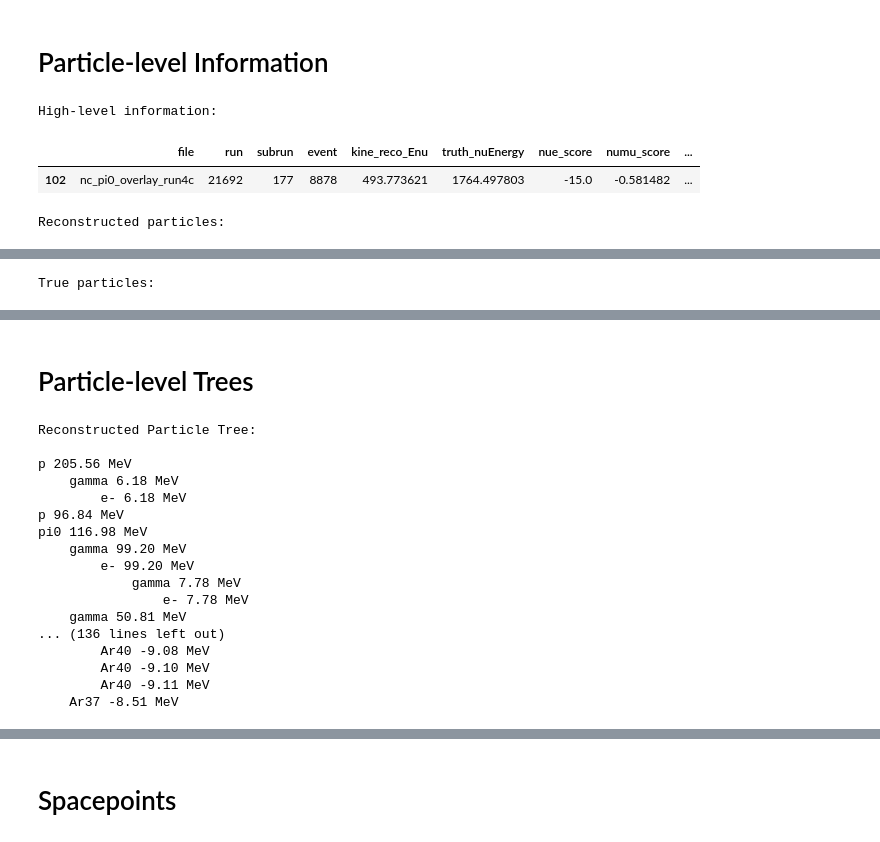
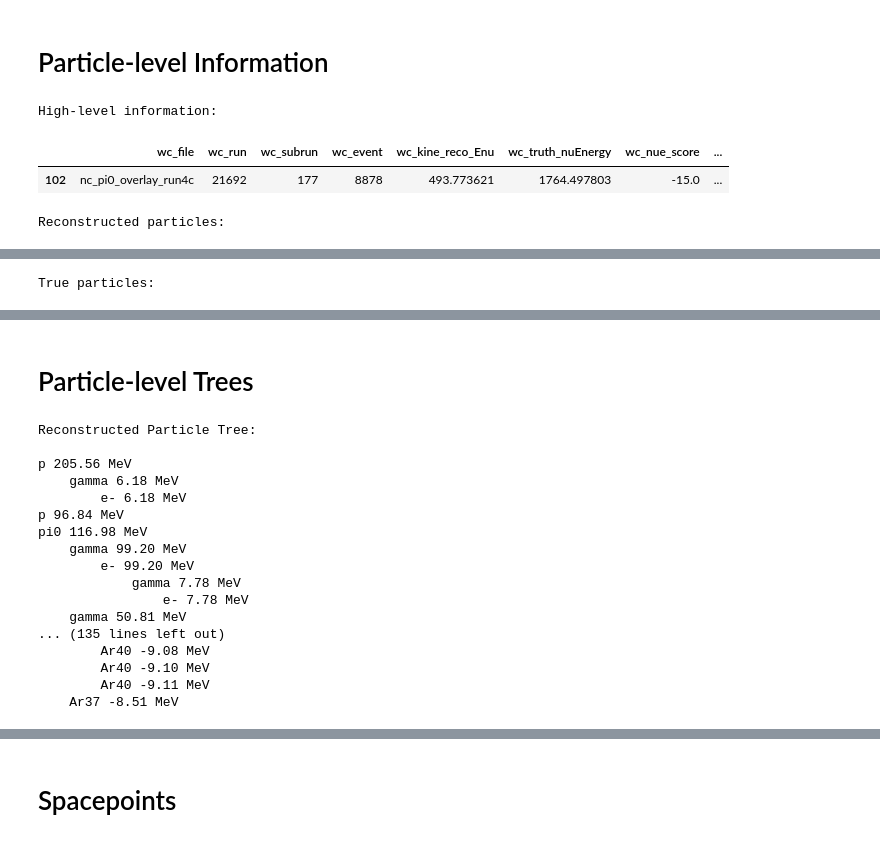
Before and after one commit to leehagaman/wc_ntuple_tutorial, a Jupyter notebook: tutorial.ipynb, the cells around one changed output, grey strips where cells are left out. Cells and saved outputs as stored; diff of their text form; code cells hidden in the pictures.

```diff
--- a/tutorial.ipynb
+++ b/tutorial.ipynb
@@ -147,11 +152,15 @@ vars.update(f["wcpselection"]["T_BDTvars"].arrays(T_bdt_vars, library="np"))
 vars.update(f["wcpselection"]["T_eval"].arrays(T_eval_vars, library="np"))
 vars.update(f["wcpselection"]["T_KINEvars"].arrays(T_kine_vars, library="np"))
 vars.update(f["wcpselection"]["T_PFeval"].arrays(T_pf_vars, library="np"))
+vars.update(f["wcpselection"]["T_spacepoints"].arrays(T_spacepoint_vars, library="np"))
 nc_pi0_overlay_file_POT = np.sum(f["wcpselection"]["T_pot"].arrays("pot_tor875good", library="np")["pot_tor875good"])
 for col in vars:
     vars[col] = vars[col].tolist()
 all_df = pd.DataFrame(vars)
 all_df["file"] = "nc_pi0_overlay_run4c"
+
+all_df.columns = ["wc_" + col for col in all_df.columns]
+
 print(f"loaded nc pi0 file, {len(all_df)} events, {nc_pi0_overlay_file_POT:.4e} POT")
 # %% [output]
 loaded nc pi0 file, 57661 events, 3.3246e+21 POT
@@ -161,8 +170,8 @@ loaded nc pi0 file, 57661 events, 3.3246e+21 POT
 # Extra reco variables
 proton_nums = []
 other_track_nums = []
-energy_lists = all_df["kine_energy_particle"].to_numpy()
-pdg_lists = all_df["kine_particle_type"].to_numpy()
+energy_lists = all_df["wc_kine_energy_particle"].to_numpy()
+pdg_lists = all_df["wc_kine_particle_type"].to_numpy()
 for i in tqdm(range(all_df.shape[0]), desc="Adding extra WC reco particle variables"):
     proton_num = 0
     other_track_num = 0
@@ -177,14 +186,14 @@ for i in tqdm(range(all_df.shape[0]), desc="Adding extra WC reco particle variab
                 other_track_num += 1
     proton_nums.append(proton_num)
     other_track_nums.append(other_track_num)
-all_df["WC_reco_num_protons"] = proton_nums
-all_df["WC_reco_num_other_tracks"] = other_track_nums
+all_df["wc_reco_num_protons"] = proton_nums
+all_df["wc_reco_num_other_tracks"] = other_track_nums
 
 # Extra truth variables
 max_prim_proton_energies = []
-truth_pdgs = all_df["truth_pdg"].to_numpy()
-truth_mothers = all_df["truth_mother"].to_numpy()
-truth_startMomentums = all_df["truth_startMomentum"].to_numpy()
+truth_pdgs = all_df["wc_truth_pdg"].to_numpy()
+truth_mothers = all_df["wc_truth_mother"].to_numpy()
+truth_startMomentums = all_df["wc_truth_startMomentum"].to_numpy()
 for i in tqdm(range(all_df.shape[0]), desc="Adding extra WC truth particle variables"):
     max_prim_proton_energy = 0
     truth_pdg_list = truth_pdgs[i]
@@ -197,7 +206,7 @@ for i in tqdm(range(all_df.shape[0]), desc="Adding extra WC truth particle varia
         if truth_mother_list[j] == 0 and truth_pdg_list[j] == 2212: # primary proton
             max_prim_proton_energy = max(truth_startMomentum_list[j][3] * 1000. - 938.272089, max_prim_proton_energy)
     max_prim_proton_energies.append(max_prim_proton_energy)
-all_df["max_prim_proton_energy"] = max_prim_proton_energies
+all_df["wc_max_prim_proton_energy"] = max_prim_proton_energies
 # %% [markdown]
 ## Saving To Pickle
 # %%
@@ -239,29 +232,30 @@ all_df.query("kine_reco_Enu > 0 and match_isFC > 0 and nc_pio_score > 3 and WC_r
 # %%
 # A lot of the information in these files comes from detailed processing of raw WC spacepoints, which are not saved in these files.
 # We do save some basic information about each WC reco particle.
 # This type of information is the input to the new RNN-based energy estimator: https://arxiv.org/abs/2406.10123
 
 # Let's look at one event, passing the WC NC Pi0 selection:
+# (found from all_df.query("wc_kine_reco_Enu > 0 and wc_match_isFC > 0 and wc_nc_pio_score > 3 and wc_reco_num_protons > 1"))
 
-one_event_df = all_df.query("file=='nc_pi0_overlay_run4c' and run==21692 and subrun==177 and event==8878")
+one_event_df = all_df.query("wc_file=='nc_pi0_overlay_run4c' and wc_run==21692 and wc_subrun==177 and wc_event==8878")
 print("High-level information:")
-display(one_event_df[["file", "run", "subrun", "event", "kine_reco_Enu", "truth_nuEnergy", "nue_score", "numu_score", "nc_delta_score", "nc_pio_score"]])
+display(one_event_df[["wc_file", "wc_run", "wc_subrun", "wc_event", "wc_kine_reco_Enu", "wc_truth_nuEnergy", "wc_nue_score", "wc_numu_score", "wc_nc_delta_score", "wc_nc_pio_score"]])
 
 print("Reconstructed particles:")
-display(one_event_df[["reco_Ntrack", "reco_id", "reco_mother", "reco_pdg", "reco_startMomentum", "reco_startXYZT", "reco_endXYZT"]])
+display(one_event_df[["wc_reco_Ntrack", "wc_reco_id", "wc_reco_mother", "wc_reco_pdg", "wc_reco_startMomentum", "wc_reco_startXYZT", "wc_reco_endXYZT"]])
 
 # reco_Ntrack shows us that we have 13 reconstructed particles, so each variable is a vector of length 13.
 # Each of these has an id and a mother, which form a tree structure. Each of these has a reco pdg describing the type of particle,
 # a reco momentum 4-vector describing the reconstructed energy and direction, and a reco start and end XYZT 4-vector, which give the reconstructed position and time.
 
 # We also have the same information for truth particles:
 
 print("True particles:")
-display(one_event_df[["truth_Ntrack", "truth_id", "truth_pdg", "truth_mother", "truth_startMomentum", "truth_startXYZT", "truth_endXYZT"]])
+display(one_event_df[["wc_truth_Ntrack", "wc_truth_id", "wc_truth_pdg", "wc_truth_mother", "wc_truth_startMomentum", "wc_truth_startXYZT", "wc_truth_endXYZT"]])
 
 # There is even more information in the files, for example truth_process that can tell you more about what process created a particle, but we won't use that in this tutorial.
 # %% [output]
 High-level information:
-|  | file | run | subrun | event | kine_reco_Enu | truth_nuEnergy | nue_score | numu_score | ... |
-| 102 | nc_pi0_overlay_run4c | 21692 | 177 | 8878 | 493.773621 | 1764.497803 | -15.0 | -0.581482 | ... |
+|  | wc_file | wc_run | wc_subrun | wc_event | wc_kine_reco_Enu | wc_truth_nuEnergy | wc_nue_score | ... |
+| 102 | nc_pi0_overlay_run4c | 21692 | 177 | 8878 | 493.773621 | 1764.497803 | -15.0 | ... |
 Reconstructed particles:
@@ -275,41 +269,45 @@ True particles:
 # %%
 from particle import Particle
 
-def print_particle_tree(curr_id, ids, mothers, pdgs, start_momentums, spaces=""):
+def print_particle_tree(curr_id, ids, mothers, pdgs, start_momentums, spaces="", min_energy=None, visible_only=False):
     for i in range(len(ids)):
         if ids[i] == curr_id: # found current particle
             name = Particle.from_pdgid(pdgs[i]).name
+            if visible_only and name == "n" or "nu" in name:
+                return
             energy = start_momentums[i][3]*1000
             mass = Particle.from_pdgid(pdgs[i]).mass
             if mass == None:
                 mass = 0
             KE = energy - mass
+            if min_energy is not None and KE < min_energy:
+                return
             print(f"{spaces}{name} {KE:.2f} MeV")
             for j in range(len(pdgs)):
                 if mothers[j] == curr_id: # found daughter particle
-                    print_particle_tree(ids[j], ids, mothers, pdgs, start_momentums, spaces + "    ")
+                    print_particle_tree(ids[j], ids, mothers, pdgs, start_momentums, spaces + "    ", min_energy=min_energy, visible_only=visible_only)
 
-def print_particle_trees(event_df, reco=True, truth=True):
+def print_particle_trees(event_df, reco=True, truth=True, min_energy=None, visible_only=False):
     for event_i in range(event_df.shape[0]):
         row = event_df.iloc[event_i]
-        reco_ids = row["reco_id"]
-        reco_mothers = row["reco_mother"]
-        reco_pdgs = row["reco_pdg"]
-        reco_start_momentums = row["reco_startMomentum"]
-        truth_ids = row["truth_id"]
-        truth_mothers = row["truth_mother"]
-        truth_pdgs = row["truth_pdg"]
-        truth_start_momentums = row["truth_startMomentum"]
+        reco_ids = row["wc_reco_id"]
+        reco_mothers = row["wc_reco_mother"]
+        reco_pdgs = row["wc_reco_pdg"]
+        reco_start_momentums = row["wc_reco_startMomentum"]
+        truth_ids = row["wc_truth_id"]
+        truth_mothers = row["wc_truth_mother"]
+        truth_pdgs = row["wc_truth_pdg"]
+        truth_start_momentums = row["wc_truth_startMomentum"]
         if reco:
             print("Reconstructed Particle Tree:\n")
             for particle_i in range(len(reco_ids)):
                 if reco_mothers[particle_i] == 0:
-                    print_particle_tree(reco_ids[particle_i], reco_ids, reco_mothers, reco_pdgs, reco_start_momentums)
+                    print_particle_tree(reco_ids[particle_i], reco_ids, reco_mothers, reco_pdgs, reco_start_momentums, min_energy=min_energy, visible_only=visible_only)
         if truth:
             print("\nTruth Particle Tree:\n")
             for particle_i in range(len(truth_ids)):
                 if truth_mothers[particle_i] == 0:
-                    print_particle_tree(truth_ids[particle_i], truth_ids, truth_mothers, truth_pdgs, truth_start_momentums)
+                    print_particle_tree(truth_ids[particle_i], truth_ids, truth_mothers, truth_pdgs, truth_start_momentums, min_energy=min_energy, visible_only=visible_only)
 
 print_particle_trees(one_event_df, reco=True, truth=True)
 # %% [output]
@@ -325,7 +323,7 @@ pi0 116.98 MeV
             gamma 7.78 MeV
                 e- 7.78 MeV
     gamma 50.81 MeV
-... (136 lines left out)
+... (135 lines left out)
         Ar40 -9.08 MeV
         Ar40 -9.10 MeV
         Ar40 -9.11 MeV
```
Also changed, not shown: parts of 10 cells of this notebook, 2 other files.
